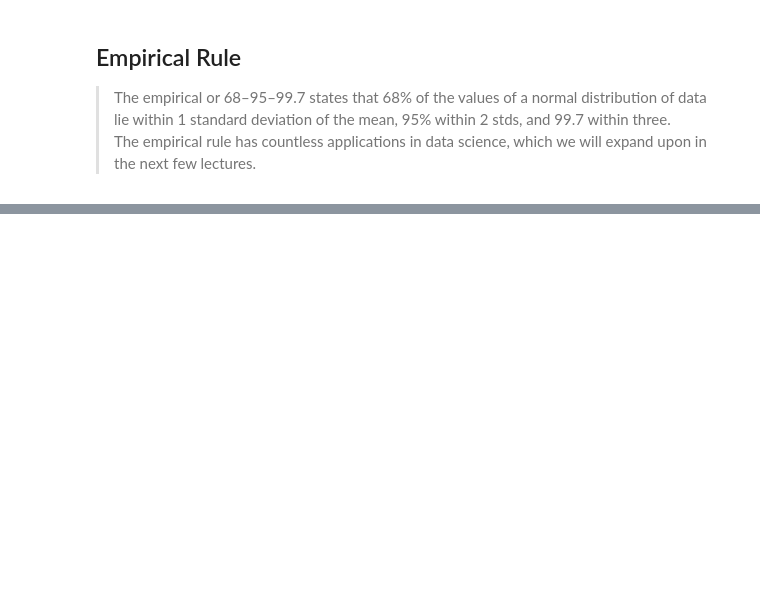
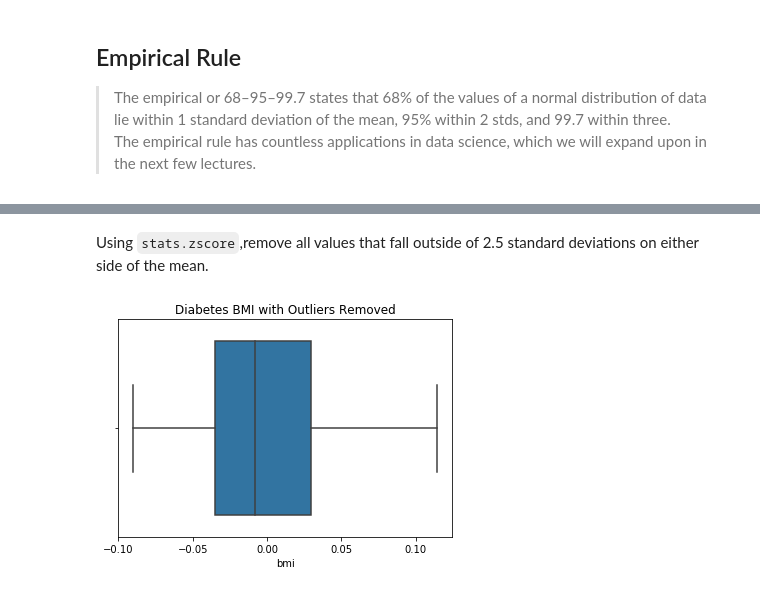
Before and after one commit to lecritch/distributions_seattle-chicago-ds, a Jupyter notebook: index.ipynb, the cells around one changed output, grey strips where cells are left out. Drawn from its saved outputs; the diff is of its cells as text; code cells hidden in the pictures; blank space fills up the shorter version.

```diff
--- a/index.ipynb
+++ b/index.ipynb
@@ -397,0 +523,10 @@ The standard normal distribution, or z curve, is centered around 0 with a standa
+# %% [markdown]
+Using `stats.zscore`,remove all values that fall outside of  2.5 standard deviations on either side of the mean.
+# %%
+df_nofliers = df.loc[np.abs(stats.zscore(df['bmi']))<2.5]
+
+fig, ax = plt.subplots()
+sns.boxplot(df_nofliers['bmi'], ax=ax)
+ax.set_title('Diabetes BMI with Outliers Removed');
+# %% [output]
+[figure, added]
```
Also changed, not shown: parts of 38 cells of this notebook, 7 other files.
